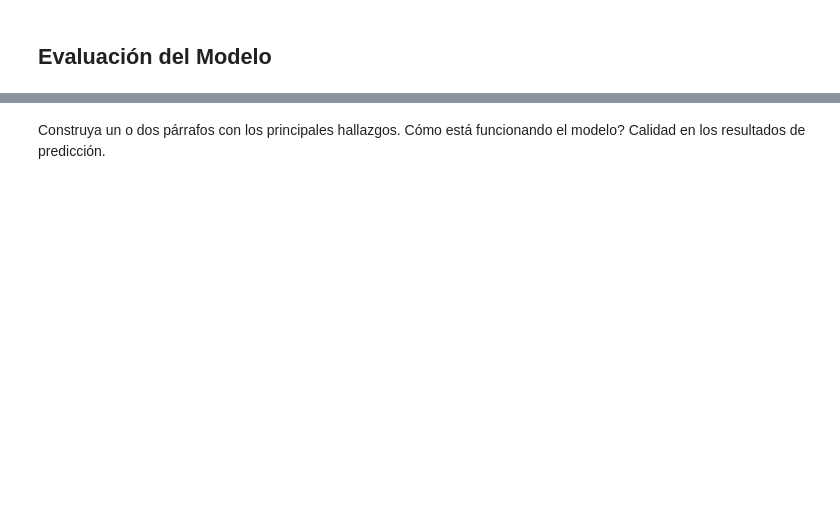
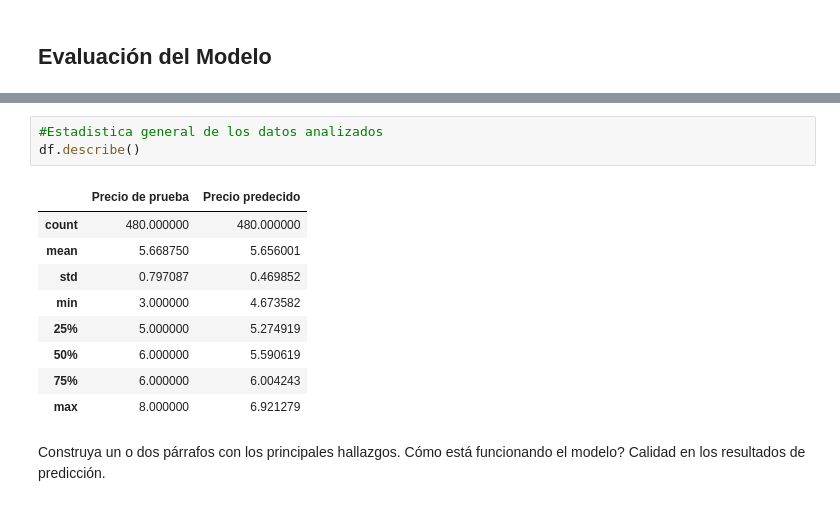
Before and after one commit to Anthonymgd/-NRC_6292-AnthonyGoyes_Lab3, a Jupyter notebook: [NRC_6292]AnthonyGoyes_Lab3.ipynb, the cells around one changed output, grey strips where cells are left out. Drawn from its saved outputs; the diff is of its cells as text; blank space fills up the shorter version.

```diff
--- a/[NRC_6292]AnthonyGoyes_Lab3.ipynb
+++ b/[NRC_6292]AnthonyGoyes_Lab3.ipynb
@@ -263,2 +304,15 @@ LinearRegression()
+# %%
+#Estadistica general de los datos analizados
+df.describe()
+# %% [output]
+|  | Precio de prueba | Precio predecido |
+| count | 480.000000 | 480.000000 |
+| mean | 5.668750 | 5.656001 |
+| std | 0.797087 | 0.469852 |
+| min | 3.000000 | 4.673582 |
+| 25% | 5.000000 | 5.274919 |
+| 50% | 6.000000 | 5.590619 |
+| 75% | 6.000000 | 6.004243 |
+| max | 8.000000 | 6.921279 |
 # %% [markdown]
 Construya un o dos párrafos con los principales hallazgos. Cómo está funcionando el modelo? Calidad en los resultados de predicción.
```
Also changed, not shown: parts of 18 cells of this notebook.
